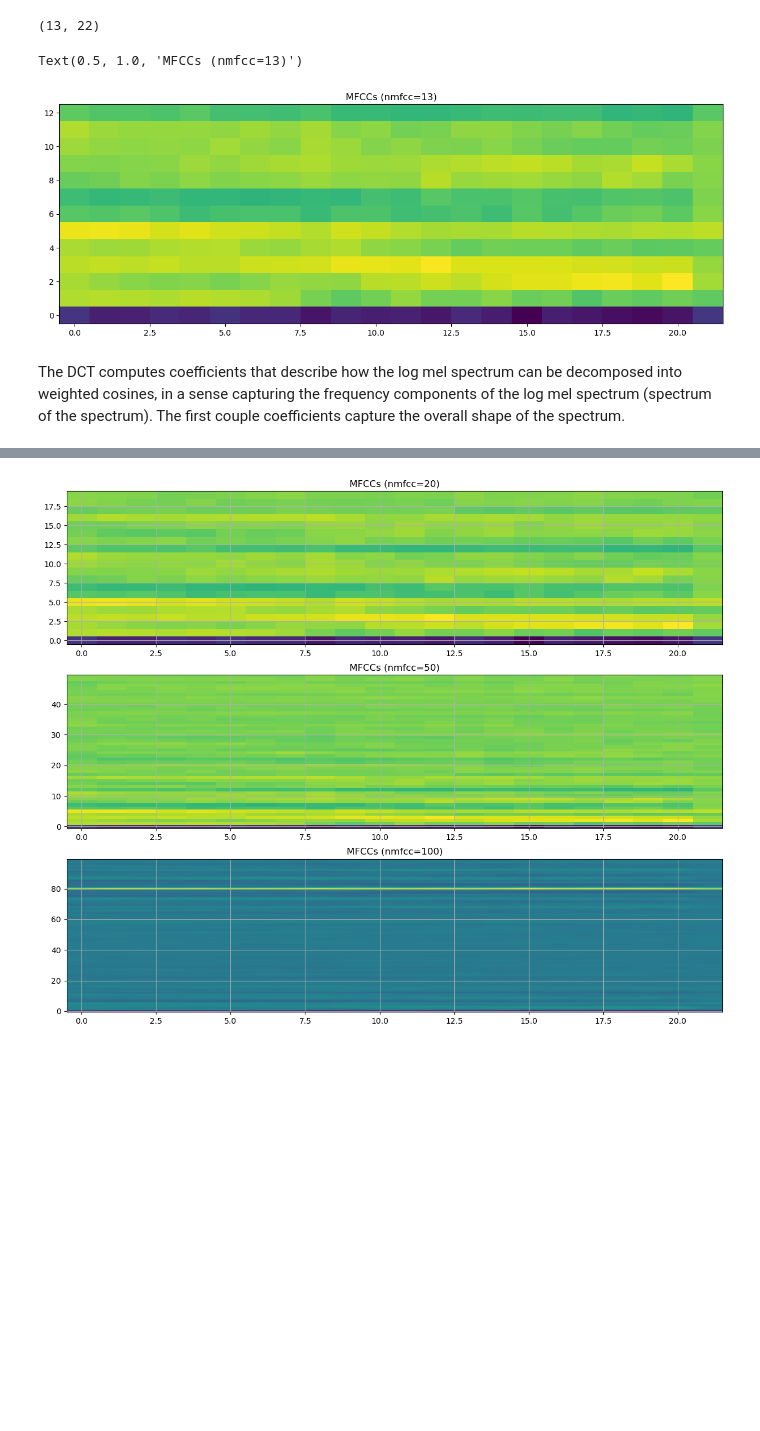
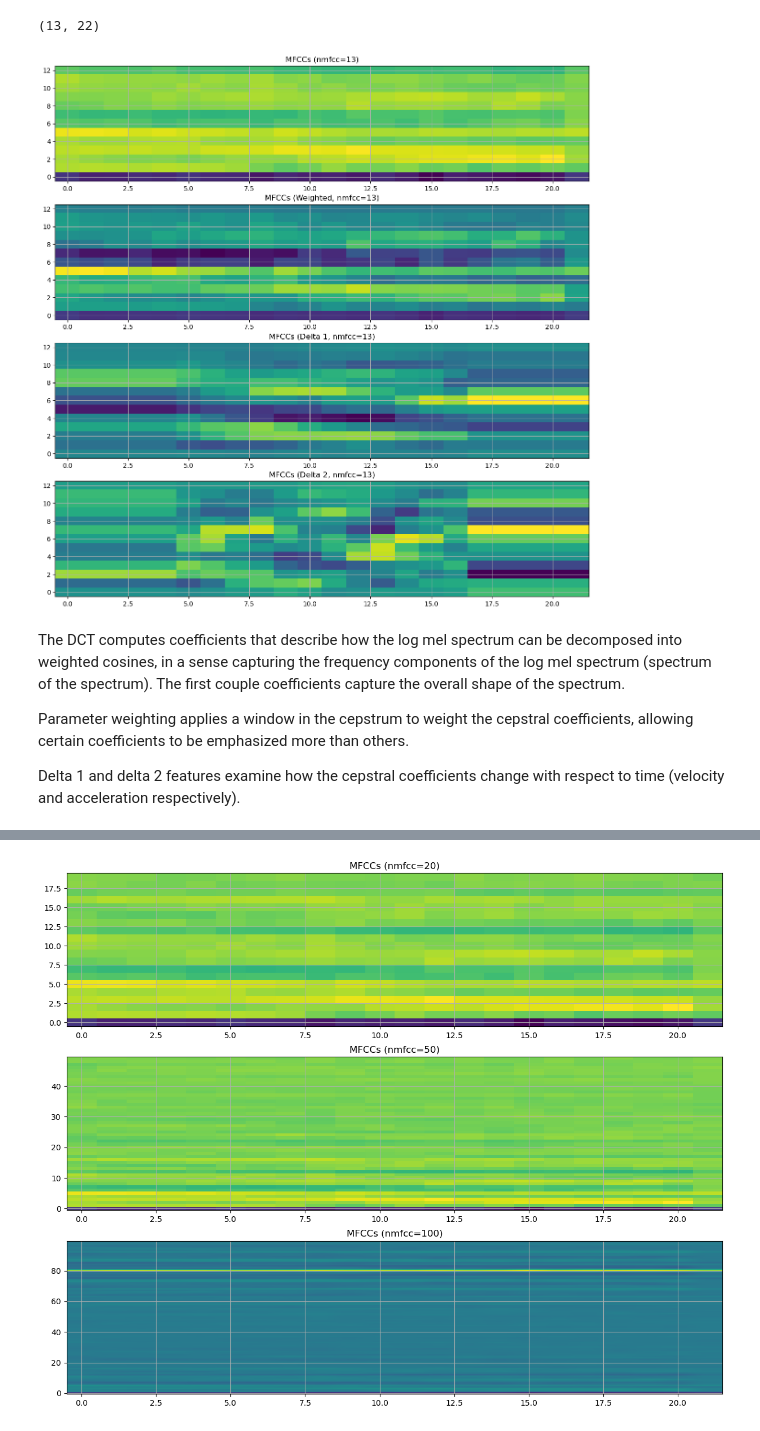
Before and after one commit to awong0811/ECE214B, a Jupyter notebook: HW2/HW2.ipynb, the cells around one changed output, grey strips where cells are left out. Cells and saved outputs as stored; diff of their text form; code cells hidden in the pictures; blank space fills up the shorter version.

```diff
--- a/HW2/HW2.ipynb
+++ b/HW2/HW2.ipynb
@@ -168,14 +168,35 @@ dct_filters = dct(dct_filter_num, mel_filter_num)
 
 mfcc_13 = dct_filters @ audio_log
 print(mfcc_13.shape)
+
+mfcc_13_weighted = parameter_weighting(mfcc_13)
+mfcc_13_delta_1 = librosa.feature.delta(mfcc_13_weighted, order=1, axis=1)
+mfcc_13_delta_2 = librosa.feature.delta(mfcc_13_weighted, order=2, axis=1)
 # %% [output]
 (13, 22)
-# %%
-plt.figure(figsize=(15,5))
-plt.imshow(mfcc_13, aspect='auto', origin='lower')
-plt.title(f'MFCCs (nmfcc={dct_filter_num})')
-# %% [output]
-Text(0.5, 1.0, 'MFCCs (nmfcc=13)')
-[figure, removed]
+# %%
+plt.figure(figsize=(15,15))
+plt.subplot(4, 1, 1)
+plt.imshow(mfcc_13, aspect='auto', origin='lower')
+plt.title(f'MFCCs (nmfcc={dct_filter_num})')
+plt.grid(True)
+plt.subplot(4, 1, 2)
+plt.imshow(mfcc_13_weighted, aspect='auto', origin='lower')
+plt.title(f'MFCCs (Weighted, nmfcc={dct_filter_num})')
+plt.grid(True)
+plt.subplot(4, 1, 3)
+plt.imshow(mfcc_13_delta_1, aspect='auto', origin='lower')
+plt.title(f'MFCCs (Delta 1, nmfcc={dct_filter_num})')
+plt.grid(True)
+plt.subplot(4, 1, 4)
+plt.imshow(mfcc_13_delta_2, aspect='auto', origin='lower')
+plt.title(f'MFCCs (Delta 2, nmfcc={dct_filter_num})')
+plt.grid(True)
+# %% [output]
+[figure, added]
 # %% [markdown]
 The DCT computes coefficients that describe how the log mel spectrum can be decomposed into weighted cosines, in a sense capturing the frequency components of the log mel spectrum (spectrum of the spectrum). The first couple coefficients capture the overall shape of the spectrum.
+
+Parameter weighting applies a window in the cepstrum to weight the cepstral coefficients, allowing certain coefficients to be emphasized more than others.
+
+Delta 1 and delta 2 features examine how the cepstral coefficients change with respect to time (velocity and acceleration respectively).
```
Also changed, not shown: parts of 27 cells of this notebook, 1 other file.
